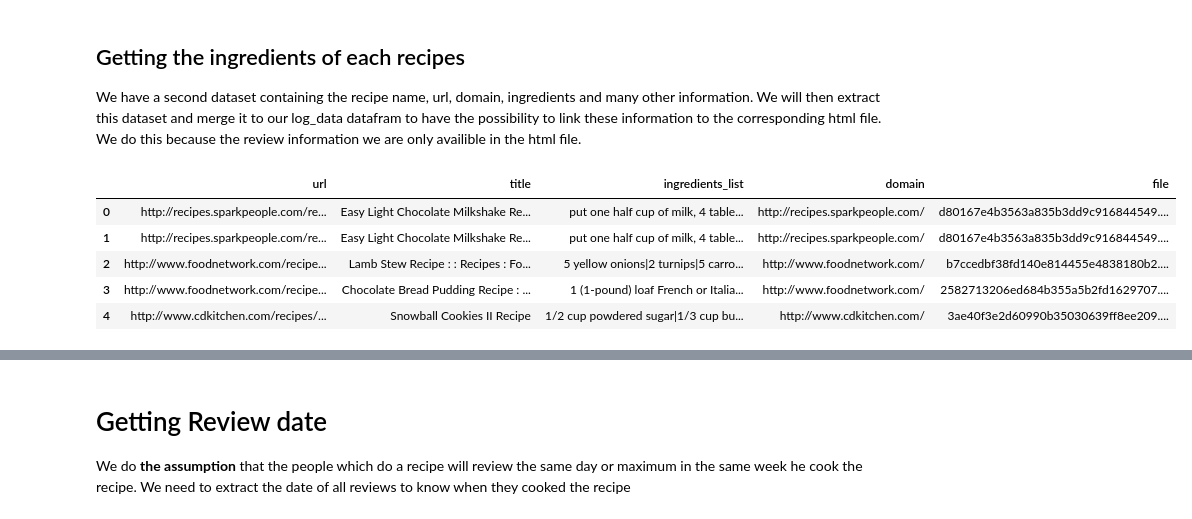
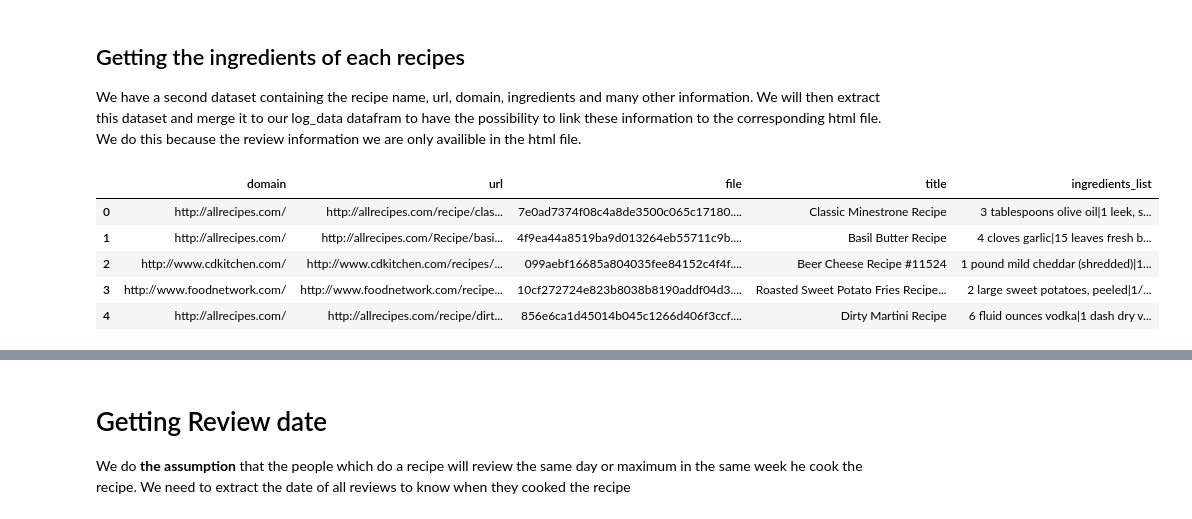
Before and after one commit to csbenz/ada, a Jupyter notebook: project/Project_test.ipynb, the cells around one changed output, grey strips where cells are left out. Saved outputs shown, nothing was run; the diff lists cells and outputs as text; code cells hidden in the pictures.

```diff
--- a/project/Project_test.ipynb
+++ b/project/Project_test.ipynb
@@ -110,7 +110,7 @@ log = f.read().split('\n')
 # %%
 log_data = pd.DataFrame(columns=['domain', 'url', 'file'])
 for line in log:
-    domain = re.search(r'http://.*?/', line)
+    domain = re.search(r'http://(.*?)/', line)
     url = re.search(r'http://.*?(?=\t)', line)
     file_name = re.search(r'.*?(?=\t)', line)
     if domain is not None:
@@ -158,16 +158,16 @@ We have a second dataset containing the recipe name, url, domain, ingredients an
 # %%
 recip_info_path = 'data/recipeInfo/recipeInfo_WestWhiteHorvitz_WWW2013.tsv'
 
 recip_info = pd.read_csv(recip_info_path, sep='\t', encoding='latin-1')
 
-restricted_recipe_info = recip_info[['url', 'title', 'ingredients_list']].head()
+restricted_recipe_info = recip_info[['url', 'title', 'ingredients_list']]
 
-result = pd.merge(restricted_recipe_info, log_data, how='inner', on='url', indicator=False, suffixes=('_info', '_log'))
-result.head()
+merged_info = pd.merge(log_data, restricted_recipe_info, how='inner', on='url', indicator=False, suffixes=('_info', '_log'))
+merged_info.head()
 # %% [output]
-|  | url | title | ingredients_list | domain | file |
-| 0 | http://recipes.sparkpeople.com/re... | Easy Light Chocolate Milkshake Re... | put one half cup of milk, 4 table... | http://recipes.sparkpeople.com/ | d80167e4b3563a835b3dd9c916844549.... |
-| 1 | http://recipes.sparkpeople.com/re... | Easy Light Chocolate Milkshake Re... | put one half cup of milk, 4 table... | http://recipes.sparkpeople.com/ | d80167e4b3563a835b3dd9c916844549.... |
-| 2 | http://www.foodnetwork.com/recipe... | Lamb Stew Recipe : : Recipes : Fo... | 5 yellow onions|2 turnips|5 carro... | http://www.foodnetwork.com/ | b7ccedbf38fd140e814455e4838180b2.... |
-| 3 | http://www.foodnetwork.com/recipe... | Chocolate Bread Pudding Recipe : ... | 1 (1-pound) loaf French or Italia... | http://www.foodnetwork.com/ | 2582713206ed684b355a5b2fd1629707.... |
-| 4 | http://www.cdkitchen.com/recipes/... | Snowball Cookies II Recipe | 1/2 cup powdered sugar|1/3 cup bu... | http://www.cdkitchen.com/ | 3ae40f3e2d60990b35030639ff8ee209.... |
+|  | domain | url | file | title | ingredients_list |
+| 0 | http://allrecipes.com/ | http://allrecipes.com/recipe/clas... | 7e0ad7374f08c4a8de3500c065c17180.... | Classic Minestrone Recipe | 3 tablespoons olive oil|1 leek, s... |
+| 1 | http://allrecipes.com/ | http://allrecipes.com/Recipe/basi... | 4f9ea44a8519ba9d013264eb55711c9b.... | Basil Butter Recipe | 4 cloves garlic|15 leaves fresh b... |
+| 2 | http://www.cdkitchen.com/ | http://www.cdkitchen.com/recipes/... | 099aebf16685a804035fee84152c4f4f.... | Beer Cheese Recipe #11524 | 1 pound mild cheddar (shredded)|1... |
+| 3 | http://www.foodnetwork.com/ | http://www.foodnetwork.com/recipe... | 10cf272724e823b8038b8190addf04d3.... | Roasted Sweet Potato Fries Recipe... | 2 large sweet potatoes, peeled|1/... |
+| 4 | http://allrecipes.com/ | http://allrecipes.com/recipe/dirt... | 856e6ca1d45014b045c1266d406f3ccf.... | Dirty Martini Recipe | 6 fluid ounces vodka|1 dash dry v... |
```
Also changed, not shown: parts of 15 cells of this notebook, 1 other file.
